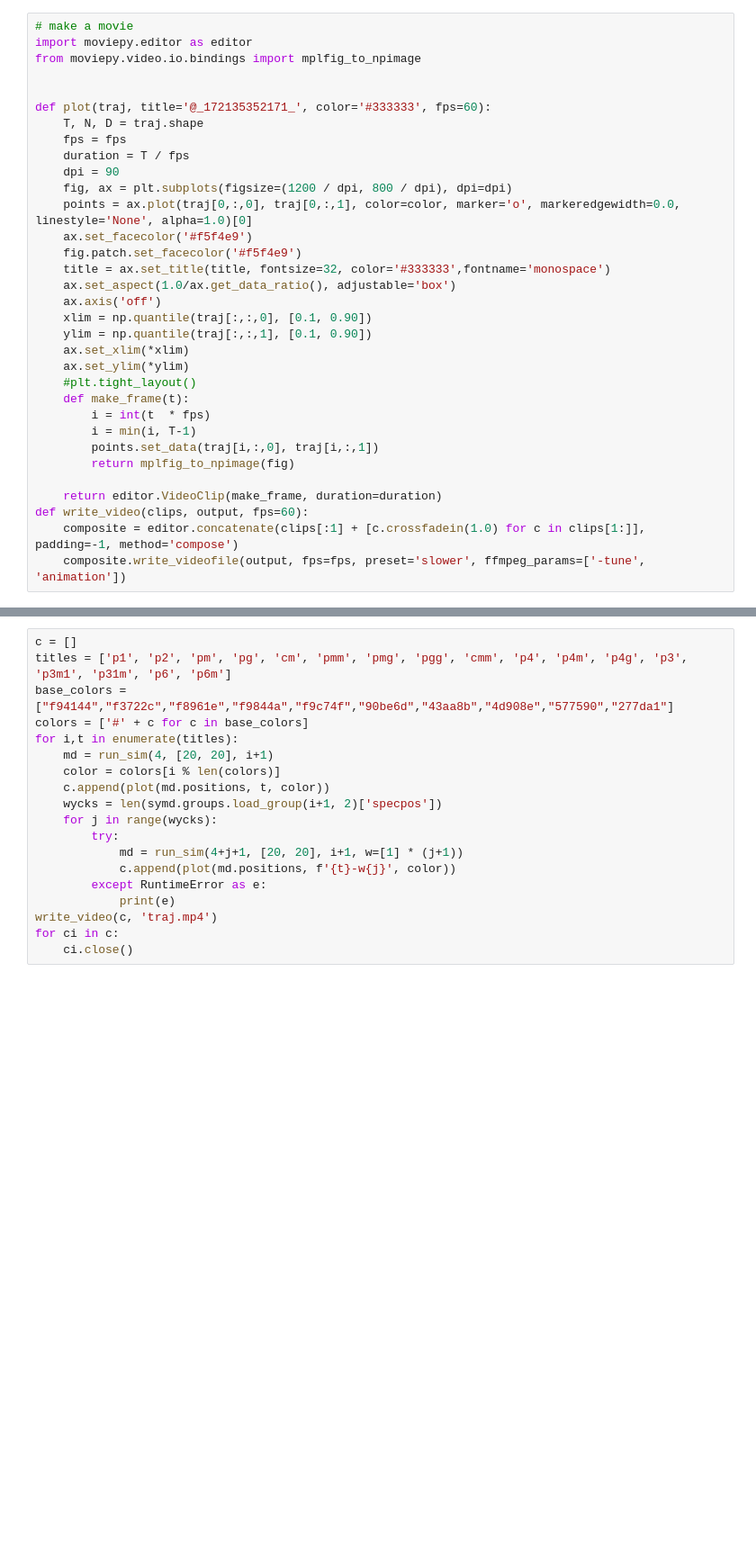
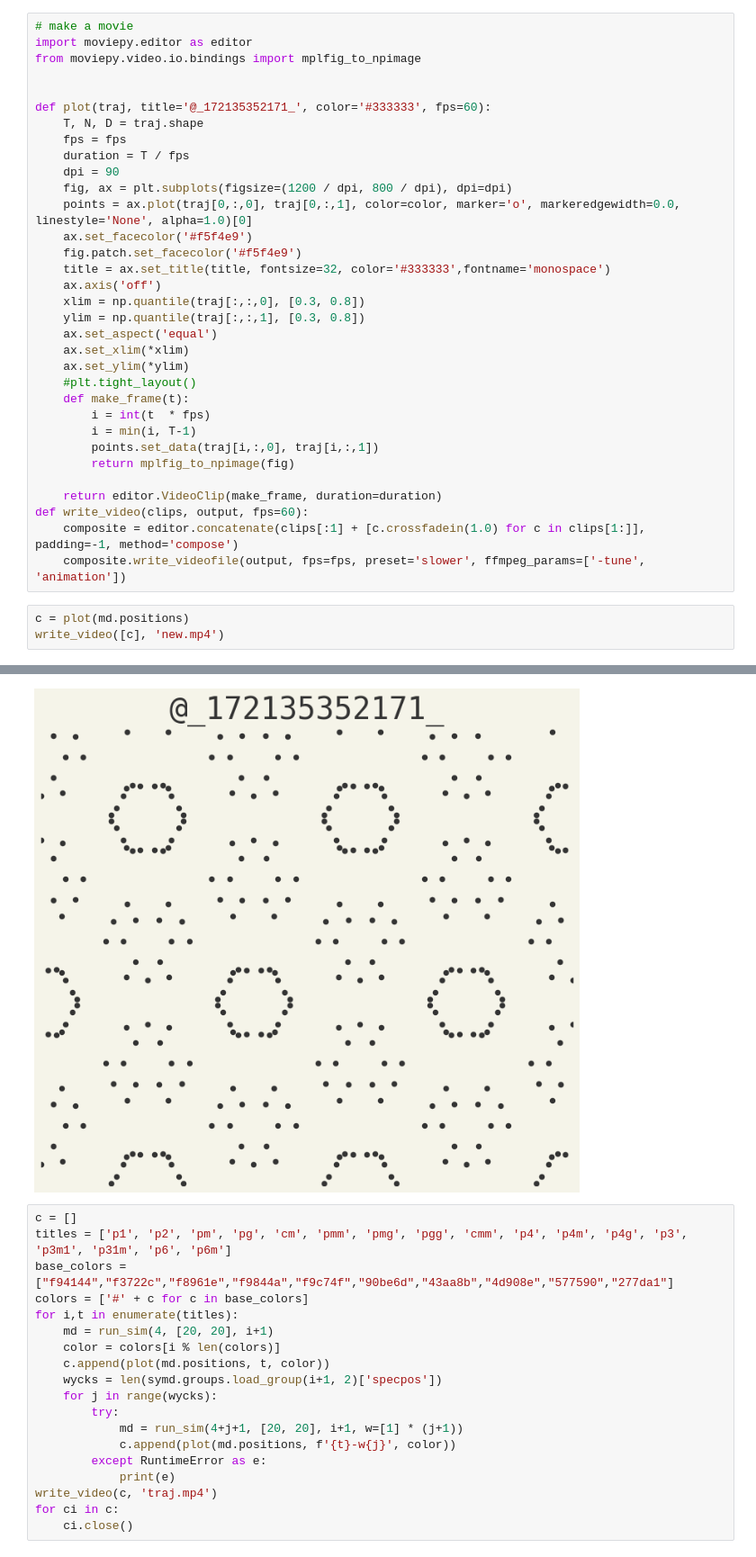
Before and after one commit to whitead/symd, a Jupyter notebook: notebooks/Sims.ipynb, the cells around one changed output, grey strips where cells are left out. Shown at 90% size. Saved outputs shown, nothing was run; the diff lists cells and outputs as text; blank space fills up the shorter version.

```diff
--- a/notebooks/Sims.ipynb
+++ b/notebooks/Sims.ipynb
@@ -122,10 +136,10 @@ def plot(traj, title='@_172135352171_', color='#333333', fps=60):
     ax.set_facecolor('#f5f4e9')
     fig.patch.set_facecolor('#f5f4e9')
     title = ax.set_title(title, fontsize=32, color='#333333',fontname='monospace')
-    ax.set_aspect(1.0/ax.get_data_ratio(), adjustable='box')
     ax.axis('off')
-    xlim = np.quantile(traj[:,:,0], [0.1, 0.90])
-    ylim = np.quantile(traj[:,:,1], [0.1, 0.90])
+    xlim = np.quantile(traj[:,:,0], [0.3, 0.8])
+    ylim = np.quantile(traj[:,:,1], [0.3, 0.8])
+    ax.set_aspect('equal')
     ax.set_xlim(*xlim)
     ax.set_ylim(*ylim)
     #plt.tight_layout()
@@ -139,3 +153,7 @@ def plot(traj, title='@_172135352171_', color='#333333', fps=60):
 def write_video(clips, output, fps=60):
     composite = editor.concatenate(clips[:1] + [c.crossfadein(1.0) for c in clips[1:]], padding=-1, method='compose')
     composite.write_videofile(output, fps=fps, preset='slower', ffmpeg_params=['-tune', 'animation'])
+# %%
+c = plot(md.positions)
+write_video([c], 'new.mp4')
+# %% [output]
@@ -142,3 +164,4 @@ def write_video(clips, output, fps=60):
+[figure, added]
 # %%
 c = []
 titles = ['p1', 'p2', 'pm', 'pg', 'cm', 'pmm', 'pmg', 'pgg', 'cmm', 'p4', 'p4m', 'p4g', 'p3', 'p3m1', 'p31m', 'p6', 'p6m']
```
Also changed, not shown: parts of 16 cells of this notebook, 1 other file.
